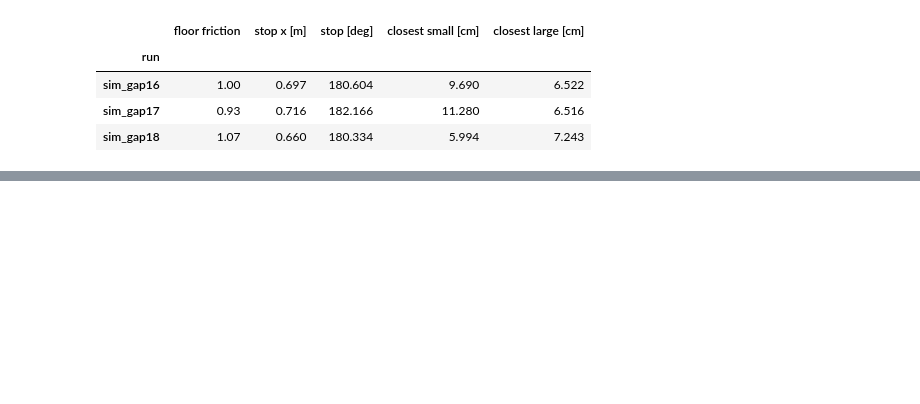
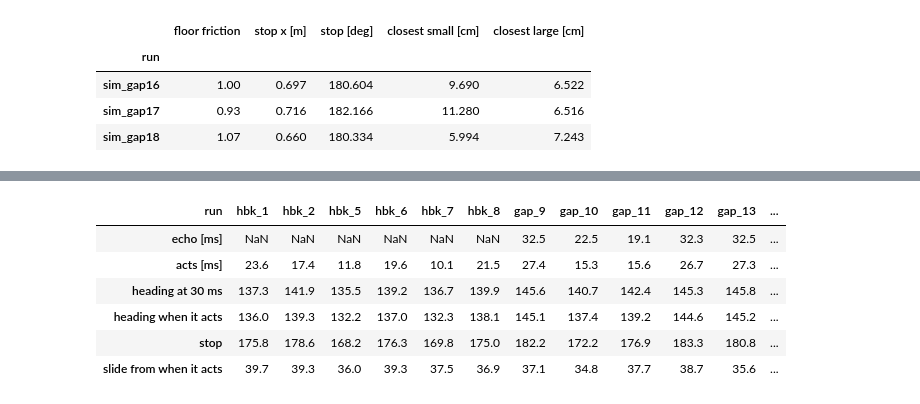
Before and after one commit to Gelminaio/drift-mpc-ackermann, a Jupyter notebook: notebooks/sideways.ipynb, the cells around one changed output, grey strips where cells are left out. Saved outputs shown, nothing was run; the diff lists cells and outputs as text; code cells hidden in the pictures; blank space fills up the shorter version.

```diff
--- a/notebooks/sideways.ipynb
+++ b/notebooks/sideways.ipynb
@@ -61,8 +61,8 @@ def slot(h, depth=0.30, box=0.35):
     return best
 
 
-def car_path(run, lag=0.065):
-    # rear axle from the lidar path and heading from the gyro path, on the car's time (lidar lag)
+def car_path(run):
+    # rear axle from the lidar path and heading from the gyro path
     o, g = read(run, 'lidar_path'), read(run, 'gyro_path')
     t = np.arange(o['t'].iloc[0], o['t'].iloc[-1], 0.01)
     return np.stack([np.interp(t, o['t'], o['x']), np.interp(t, o['t'], o['y']), np.interp(t, g['t'], g['psi'])], axis=1)
@@ -434,0 +496,15 @@ at most.
+# %%
+rows = []
+for run_ in [f'hbk_{i}' for i in range(1, 9)] + list(RUNS):
+    g = read(run_, 'gyro_path').assign(t=lambda x: x['t'] - 0.055)      # the lidar lag of these sessions
+    d = read(run_, 'drive')
+    t_kick = d.loc[d['cmd_speed'] > 1.0, 't'].iloc[0]
+    t_brake = d.loc[(d['t'] > t_kick) & (d['cmd_speed'] < 0.02), 't'].iloc[0] + vm.STEER_DEAD
+    steer = d.loc[(d['t'] > t_brake) & (d['t'] < t_brake + 0.4), 'cmd_steer'].mean()
+    rows.append({'run': run_, 'steering': steer, 'r at the brake': np.interp(t_brake, g['t'], g['r']),
+                 'slide [deg]': np.degrees(g['psi'].iloc[-1] - np.interp(t_brake, g['t'], g['psi']))})
+turns = pd.DataFrame(rows).set_index('run')
+held = turns[turns['steering'] > 0.5]
+print(f'held at full lock: {held["slide [deg]"].mean():.1f} +- {held["slide [deg]"].std():.1f} deg ({len(held)} runs), '
+      f'correlation with r {np.corrcoef(held["r at the brake"], held["slide [deg]"])[0, 1]:+.2f}')
+turns.round(2).T
@@ -434,0 +524,50 @@ at most.
+# %%
+from scipy.optimize import least_squares
+
+
+def brake_acts(run_):
+    # s from the brake command to when the wheels begin to slow (encoder count read 7 ms before it is received)
+    j, d = read(run_, 'joint_states'), read(run_, 'drive')
+    t_kick = d.loc[d['cmd_speed'] > 1.0, 't'].iloc[0]
+    tb = d.loc[(d['t'] > t_kick) & (d['cmd_speed'] < 0.02), 't'].iloc[0]
+    w = j[(j['t'] > tb - 0.12) & (j['t'] < tb + 0.16)]
+    t, p = w['t'].to_numpy() - 0.007 - tb, ((w['pl'] + w['pr']) / 2).to_numpy()
+
+    def wheels(q):
+        p0, u0, t0, tau = q
+        return np.where(t < t0, p0 + u0 * (t - t0), p0 + u0 * tau * (1 - np.exp(-np.maximum(t - t0, 0) / tau)))
+
+    fits = [least_squares(lambda q: wheels(q) - p, [np.interp(t0, t, p), 39.0, t0, 0.08]) for t0 in np.arange(0.0, 0.08, 0.01)]
+    return tb, min(fits, key=lambda f: f.cost).x[2]
+
+
+def echo(run_):
+    s, d = read(run_, 'steering_angle'), read(run_, 'drive')
+    t_kick = d.loc[d['cmd_speed'] > 1.0, 't'].iloc[0]
+    ages = []
+    for t_e, v in s.loc[(s['t'] > d['t'].iloc[0] + 0.5) & (s['t'] < t_kick), ['t', 'steer']].to_numpy():
+        last = d[d['t'] < t_e].iloc[-4:]
+        same = np.abs(last['cmd_steer'] - v) < 2e-4
+        if same.sum() == 1:
+            ages.append(t_e - last.loc[same, 't'].iloc[0])
+    return np.median(ages)
+
+
+rows = []
+for run_ in held.index:
+    tb, acts = brake_acts(run_)
+    g = read(run_, 'gyro_path').assign(t=lambda x: x['t'] - 0.055)
+    psi = np.degrees(g['psi'])
+    rows.append({'run': run_, 'echo [ms]': 1000 * echo(run_) if run_.startswith('gap') else np.nan, 'acts [ms]': 1000 * acts,
+                 'heading at 30 ms': np.interp(tb + 0.030, g['t'], psi), 'heading when it acts': np.interp(tb + acts, g['t'], psi),
+                 'stop': psi.iloc[-1]})
+acting = pd.DataFrame(rows).set_index('run')
+acting['slide from when it acts'] = acting['stop'] - acting['heading when it acts']
+print(f'the brake acts {acting["acts [ms]"].mean():.1f} +- {acting["acts [ms]"].std():.1f} ms after the command, the slide from then '
+      f'{acting["slide from when it acts"].mean():.1f} +- {acting["slide from when it acts"].std():.1f} deg ({len(acting)} runs)')
+e = acting.dropna()
+print(f'echo against when the brake acts: correlation {np.corrcoef(e["echo [ms]"], e["acts [ms]"])[0, 1]:+.2f}')
+rule = acting.loc[[r for r in acting.index if r in closed.index and closed.loc[r, 'brake'].startswith('turn')]]
+print(rule[['heading at 30 ms', 'heading when it acts', 'stop']].agg(['mean', 'std']).round(1).to_string())
+acting.round(1).T
+# %% [output]
@@ -434,0 +579,7 @@ at most.
+| run | hbk_1 | hbk_2 | hbk_5 | hbk_6 | hbk_7 | hbk_8 | gap_9 | gap_10 | gap_11 | gap_12 | gap_13 | ... |
+| echo [ms] | NaN | NaN | NaN | NaN | NaN | NaN | 32.5 | 22.5 | 19.1 | 32.3 | 32.5 | ... |
+| acts [ms] | 23.6 | 17.4 | 11.8 | 19.6 | 10.1 | 21.5 | 27.4 | 15.3 | 15.6 | 26.7 | 27.3 | ... |
+| heading at 30 ms | 137.3 | 141.9 | 135.5 | 139.2 | 136.7 | 139.9 | 145.6 | 140.7 | 142.4 | 145.3 | 145.8 | ... |
+| heading when it acts | 136.0 | 139.3 | 132.2 | 137.0 | 132.3 | 138.1 | 145.1 | 137.4 | 139.2 | 144.6 | 145.2 | ... |
+| stop | 175.8 | 178.6 | 168.2 | 176.3 | 169.8 | 175.0 | 182.2 | 172.2 | 176.9 | 183.3 | 180.8 | ... |
+| slide from when it acts | 39.7 | 39.3 | 36.0 | 39.3 | 37.5 | 36.9 | 37.1 | 34.8 | 37.7 | 38.7 | 35.6 | ... |
```
Also changed, not shown: parts of 20 cells of this notebook.
